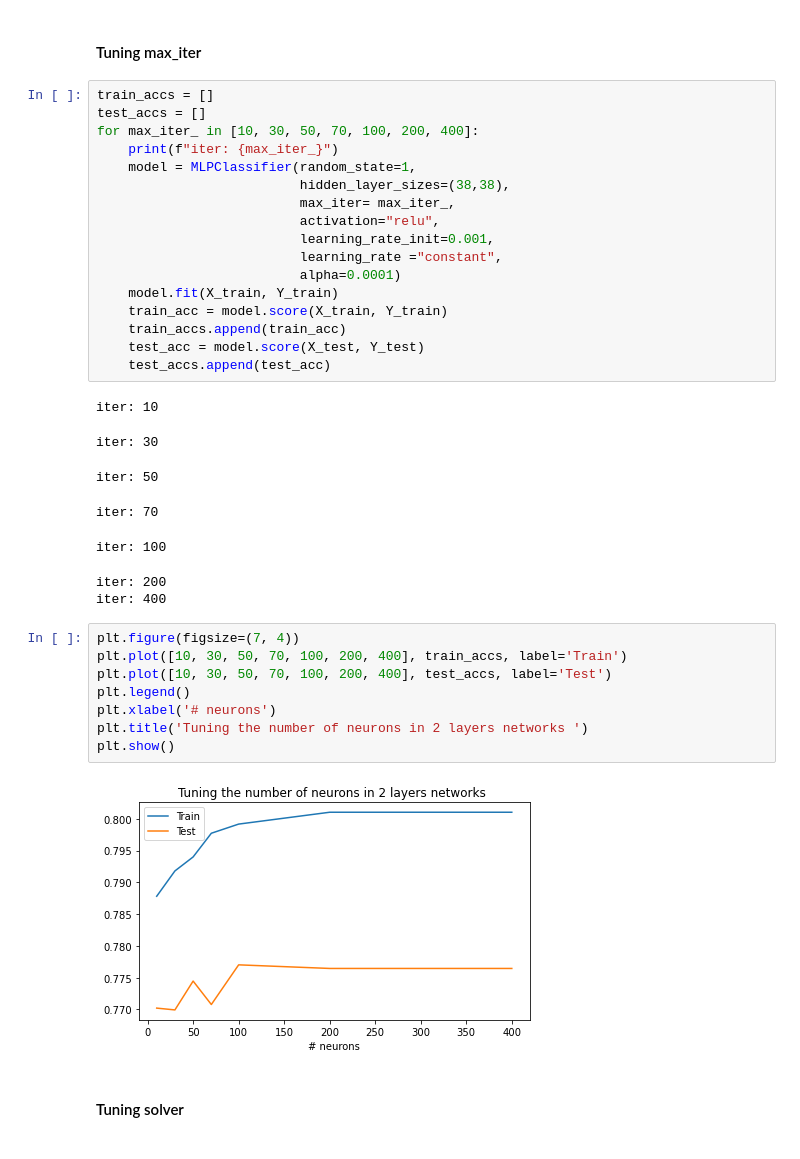
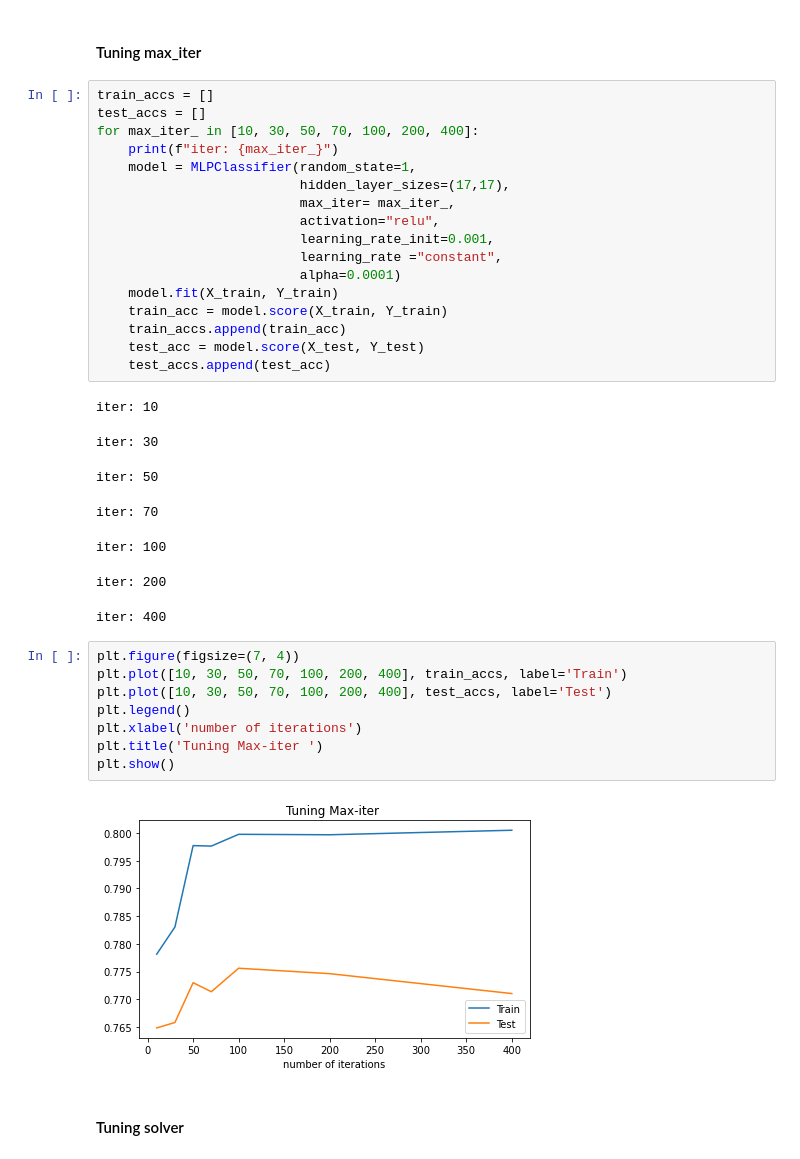
Before and after one commit to yuvalazu/ML---Course, a Jupyter notebook: ML part 2.0.ipynb, the cells around one changed output. Cells and saved outputs as stored; diff of their text form.

```diff
--- a/ML part 2.0.ipynb
+++ b/ML part 2.0.ipynb
@@ -675,7 +720,7 @@ test_accs = []
 for max_iter_ in [10, 30, 50, 70, 100, 200, 400]:
     print(f"iter: {max_iter_}")
     model = MLPClassifier(random_state=1,
-                          hidden_layer_sizes=(38,38),
+                          hidden_layer_sizes=(17,17),
                           max_iter= max_iter_,
                           activation="relu",
                           learning_rate_init=0.001,
@@ -693,17 +738,17 @@ iter: 50
 iter: 70
 iter: 100
 iter: 200
-iter: 400
+iter: 400
 # %%
 plt.figure(figsize=(7, 4))
 plt.plot([10, 30, 50, 70, 100, 200, 400], train_accs, label='Train')
 plt.plot([10, 30, 50, 70, 100, 200, 400], test_accs, label='Test')
 plt.legend()
-plt.xlabel('# neurons')
-plt.title('Tuning the number of neurons in 2 layers networks ')
+plt.xlabel('number of iterations')
+plt.title('Tuning Max-iter ')
 plt.show()
 # %% [output]
-[figure, old version]
+[figure, new version]
 # %% [markdown]
 #### Tuning solver
 # %%
```
Also changed, not shown: parts of 61 cells of this notebook.
